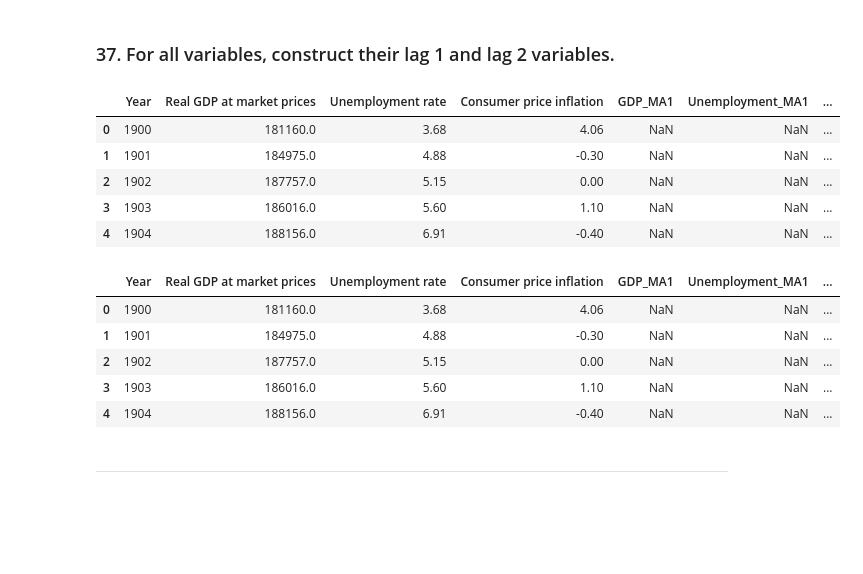
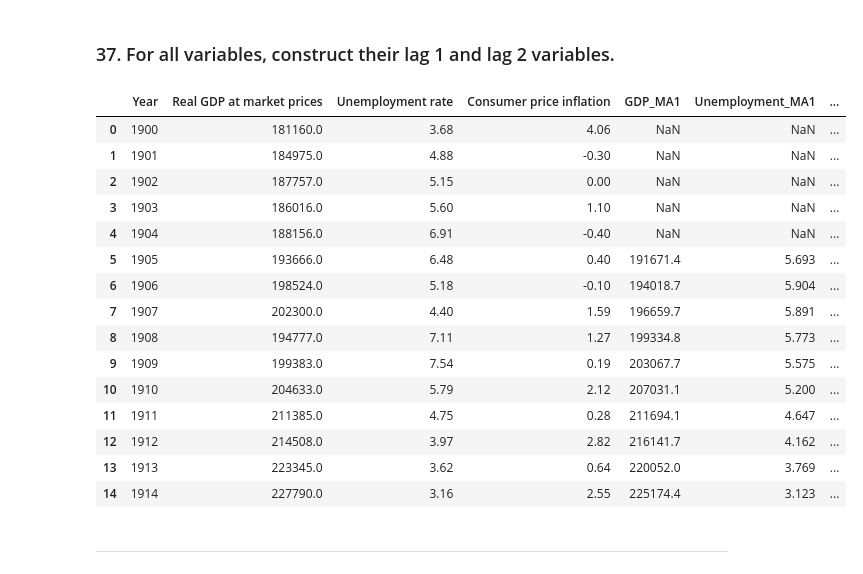
Before and after one commit to AX-Berglund/Econometrics-Analysis-Project, a Jupyter notebook: notebooks/time_series_data.ipynb, the cells around one changed output. Cells and saved outputs as stored; diff of their text form; code cells hidden in the pictures; blank space fills up the shorter version.

```diff
--- a/notebooks/time_series_data.ipynb
+++ b/notebooks/time_series_data.ipynb
@@ -475,15 +477,6 @@ GLS improved the model by addressing autocorrelation, providing more reliable es
 ---
 # %% [markdown]
 ### 37. For all variables, construct their lag 1 and lag 2 variables.
-# %%
-df.head()
-# %% [output]
-|  | Year | Real GDP at market prices | Unemployment rate | Consumer price inflation | GDP_MA1 | Unemployment_MA1 | ... |
-| 0 | 1900 | 181160.0 | 3.68 | 4.06 | NaN | NaN | ... |
-| 1 | 1901 | 184975.0 | 4.88 | -0.30 | NaN | NaN | ... |
-| 2 | 1902 | 187757.0 | 5.15 | 0.00 | NaN | NaN | ... |
-| 3 | 1903 | 186016.0 | 5.60 | 1.10 | NaN | NaN | ... |
-| 4 | 1904 | 188156.0 | 6.91 | -0.40 | NaN | NaN | ... |
 # %%
 # Construct lag 1 and lag 2 variables for all columns in the dataset
 lagged_variables = {}
@@ -493,18 +486,28 @@ for col in df.columns[1:]:
 # %%
 pd.options.display.max_columns = None
 # Convert lagged variables into a DataFrame and concatenate with the original DataFrame
 lagged_df = pd.DataFrame(lagged_variables)
 df_with_lags = pd.concat([df, lagged_df], axis=1)
 
 # Display the first few rows of the DataFrame with lagged variables
-df_with_lags.head()
+df_with_lags.head(15)
 # %% [output]
 |  | Year | Real GDP at market prices | Unemployment rate | Consumer price inflation | GDP_MA1 | Unemployment_MA1 | ... |
 | 0 | 1900 | 181160.0 | 3.68 | 4.06 | NaN | NaN | ... |
 | 1 | 1901 | 184975.0 | 4.88 | -0.30 | NaN | NaN | ... |
 | 2 | 1902 | 187757.0 | 5.15 | 0.00 | NaN | NaN | ... |
 | 3 | 1903 | 186016.0 | 5.60 | 1.10 | NaN | NaN | ... |
 | 4 | 1904 | 188156.0 | 6.91 | -0.40 | NaN | NaN | ... |
+| 5 | 1905 | 193666.0 | 6.48 | 0.40 | 191671.4 | 5.693 | ... |
+| 6 | 1906 | 198524.0 | 5.18 | -0.10 | 194018.7 | 5.904 | ... |
+| 7 | 1907 | 202300.0 | 4.40 | 1.59 | 196659.7 | 5.891 | ... |
+| 8 | 1908 | 194777.0 | 7.11 | 1.27 | 199334.8 | 5.773 | ... |
+| 9 | 1909 | 199383.0 | 7.54 | 0.19 | 203067.7 | 5.575 | ... |
+| 10 | 1910 | 204633.0 | 5.79 | 2.12 | 207031.1 | 5.200 | ... |
+| 11 | 1911 | 211385.0 | 4.75 | 0.28 | 211694.1 | 4.647 | ... |
+| 12 | 1912 | 214508.0 | 3.97 | 2.82 | 216141.7 | 4.162 | ... |
+| 13 | 1913 | 223345.0 | 3.62 | 0.64 | 220052.0 | 3.769 | ... |
+| 14 | 1914 | 227790.0 | 3.16 | 2.55 | 225174.4 | 3.123 | ... |
 # %% [markdown]
 ---
 # %% [markdown]
```
Also changed, not shown: parts of 5 cells of this notebook, 1 other file.
